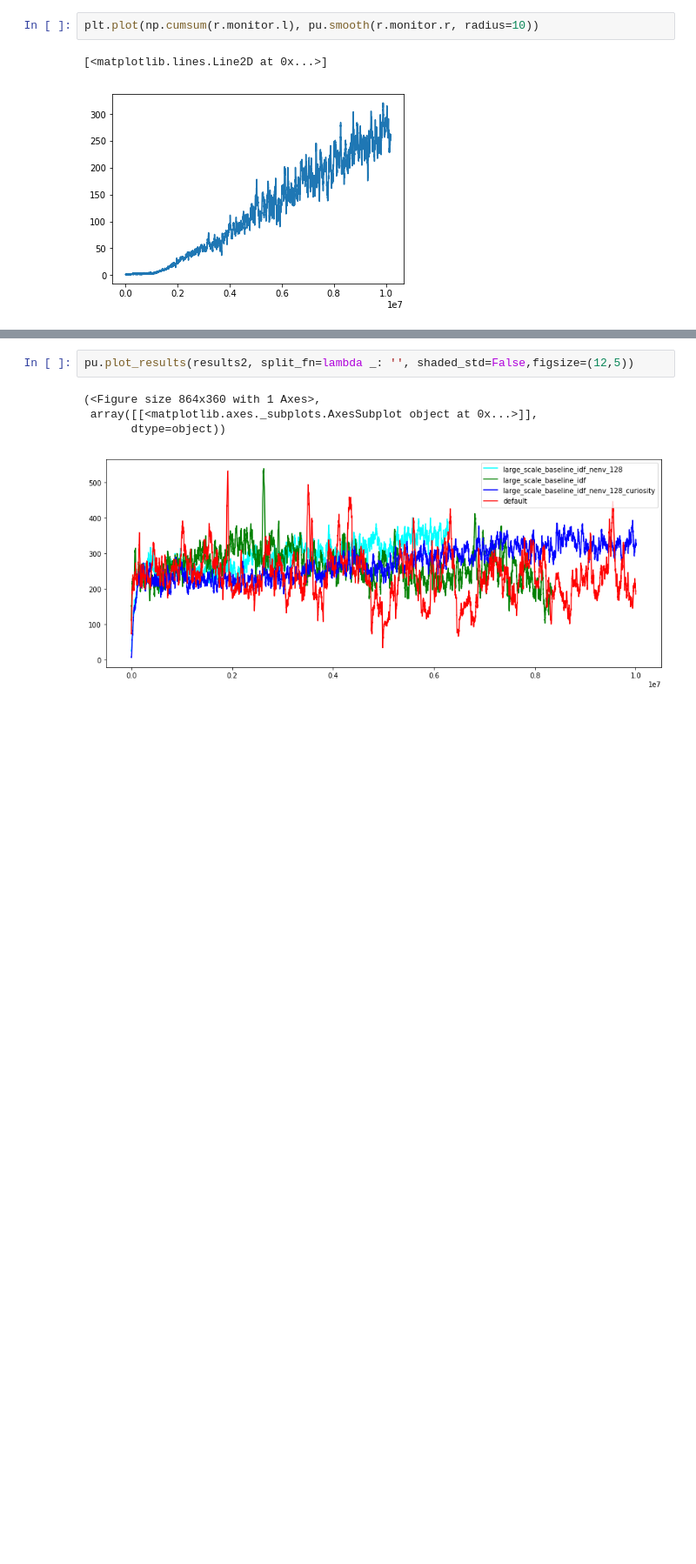
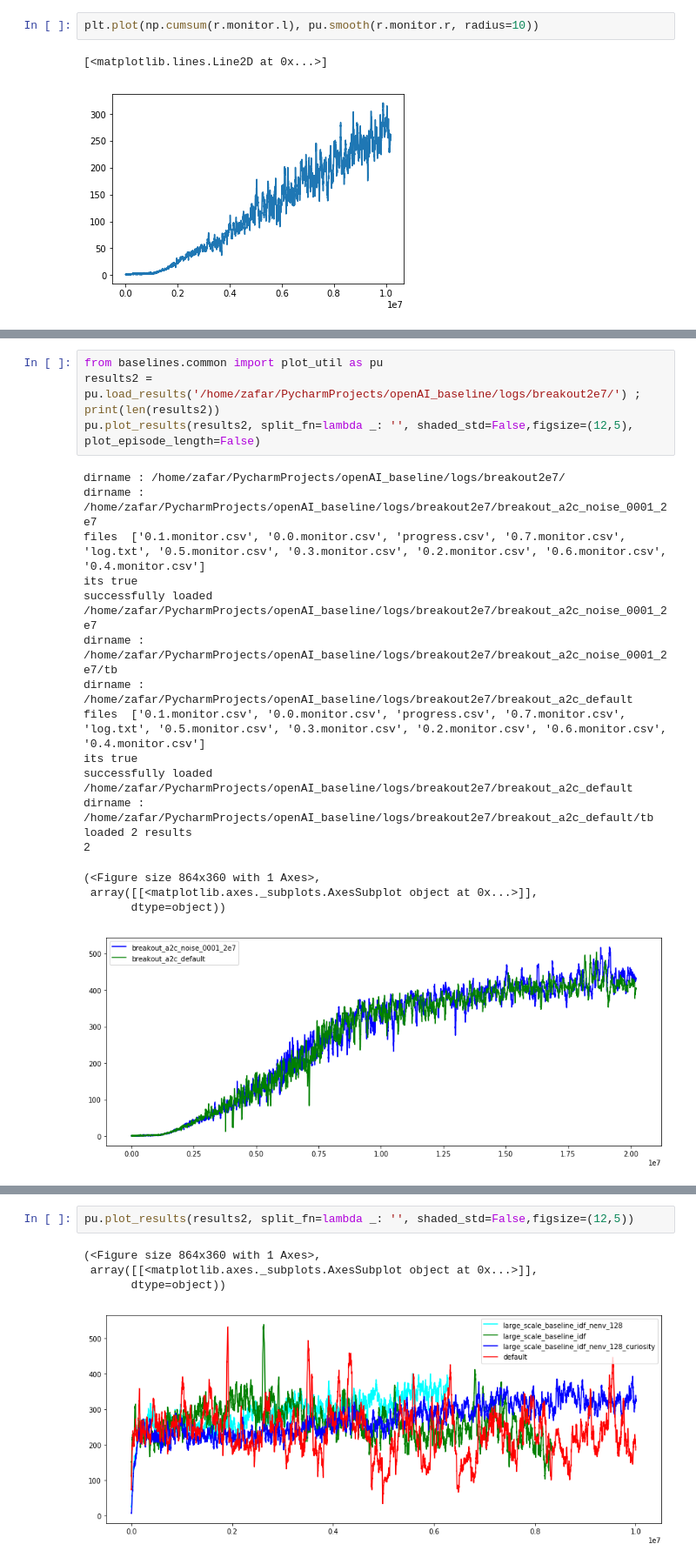
Before and after one commit to zfar-/baselines, a Jupyter notebook: Untitled.ipynb, the cells around one changed output, grey strips where cells are left out. Shown at 87% size. Cells and saved outputs as stored; diff of their text form; blank space fills up the shorter version.

```diff
--- a/Untitled.ipynb
+++ b/Untitled.ipynb
@@ -73,3 +93,25 @@ results2 = pu.load_results('/home/zafar/PycharmProjects/openAI_baseline/logs/bre
+# %%
+from baselines.common import plot_util as pu
+results2 = pu.load_results('/home/zafar/PycharmProjects/openAI_baseline/logs/breakout2e7/') ; print(len(results2))
+pu.plot_results(results2, split_fn=lambda _: '', shaded_std=False,figsize=(12,5), plot_episode_length=False)
+# %% [output]
+dirname : /home/zafar/PycharmProjects/openAI_baseline/logs/breakout2e7/
+dirname : /home/zafar/PycharmProjects/openAI_baseline/logs/breakout2e7/breakout_a2c_noise_0001_2e7
+files  ['0.1.monitor.csv', '0.0.monitor.csv', 'progress.csv', '0.7.monitor.csv', 'log.txt', '0.5.monitor.csv', '0.3.monitor.csv', '0.2.monitor.csv', '0.6.monitor.csv', '0.4.monitor.csv']
+its true
+successfully loaded /home/zafar/PycharmProjects/openAI_baseline/logs/breakout2e7/breakout_a2c_noise_0001_2e7
+dirname : /home/zafar/PycharmProjects/openAI_baseline/logs/breakout2e7/breakout_a2c_noise_0001_2e7/tb
+dirname : /home/zafar/PycharmProjects/openAI_baseline/logs/breakout2e7/breakout_a2c_default
+files  ['0.1.monitor.csv', '0.0.monitor.csv', 'progress.csv', '0.7.monitor.csv', 'log.txt', '0.5.monitor.csv', '0.3.monitor.csv', '0.2.monitor.csv', '0.6.monitor.csv', '0.4.monitor.csv']
+its true
+successfully loaded /home/zafar/PycharmProjects/openAI_baseline/logs/breakout2e7/breakout_a2c_default
+dirname : /home/zafar/PycharmProjects/openAI_baseline/logs/breakout2e7/breakout_a2c_default/tb
+loaded 2 results
+2
+(<Figure size 864x360 with 1 Axes>,
+ array([[<matplotlib.axes._subplots.AxesSubplot object at 0x...>]],
+       dtype=object))
+[figure, added]
 # %%
 pu.plot_results(results2, split_fn=lambda _: '', shaded_std=False,figsize=(12,5))
 # %% [output]
```
Also changed, not shown: parts of 4 cells of this notebook, 5 other files.
